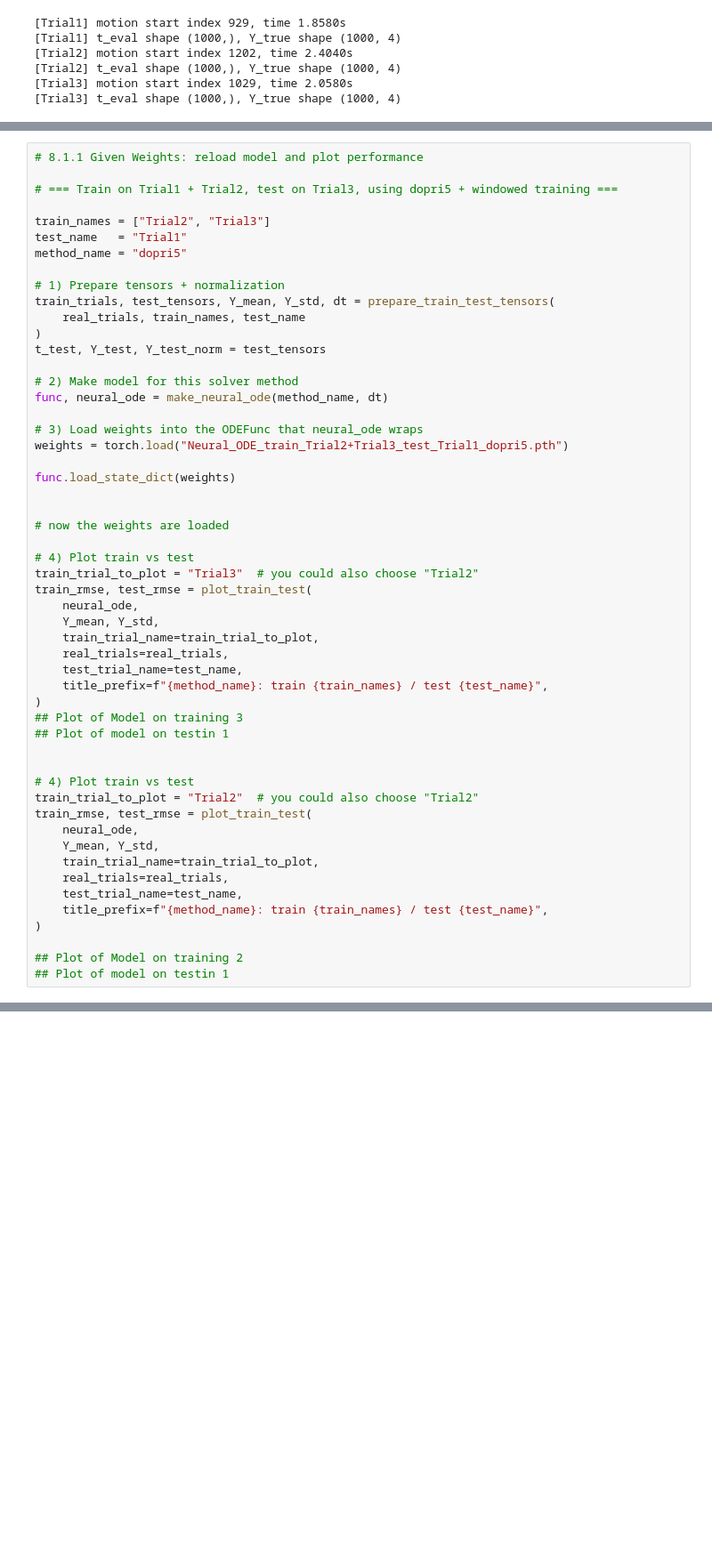
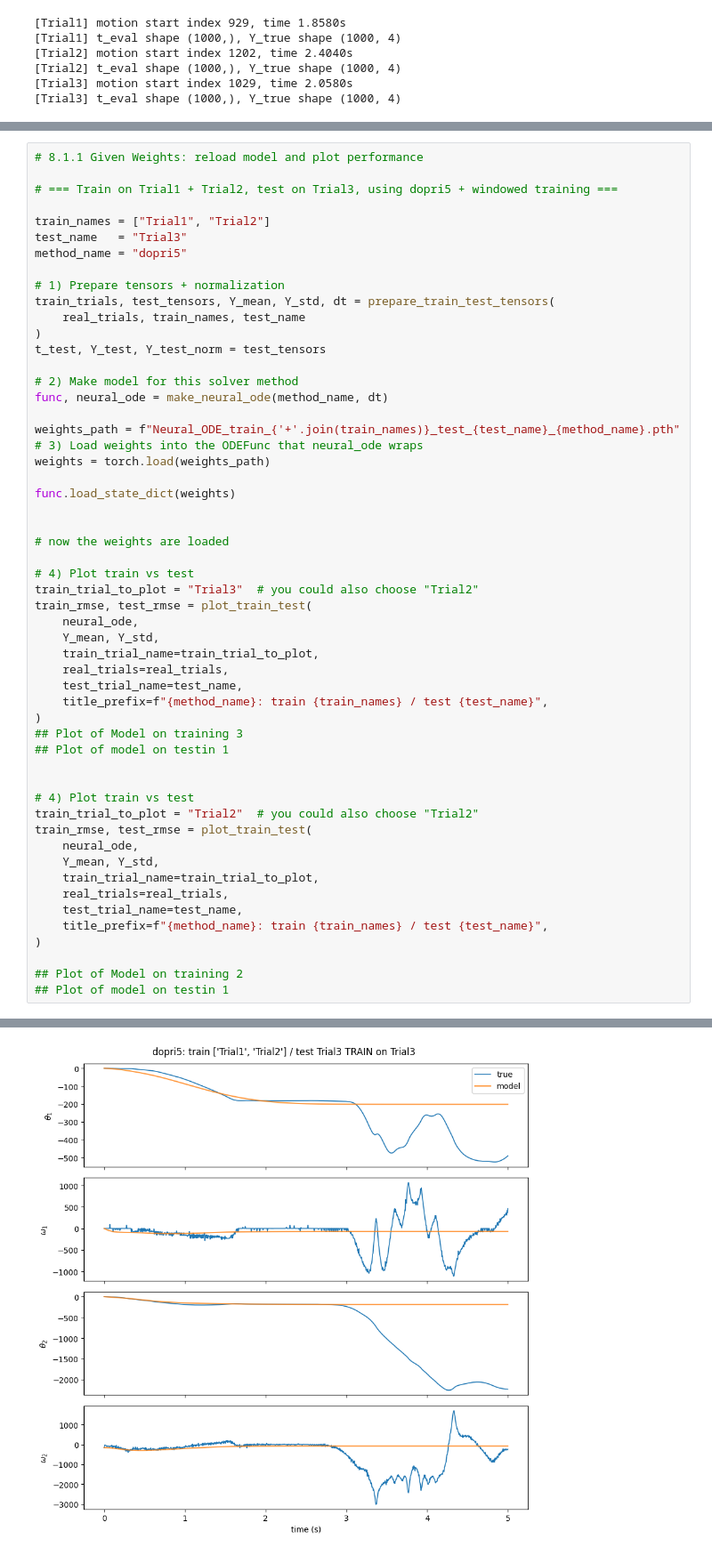
Before and after one commit to marzg7/doublependulum, a Jupyter notebook: Double_Pendulum_Neural_ODE.ipynb, the cells around one changed output, grey strips where cells are left out. Shown at 89% size. Cells and saved outputs as stored; diff of their text form; blank space fills up the shorter version.

```diff
--- a/Double_Pendulum_Neural_ODE.ipynb
+++ b/Double_Pendulum_Neural_ODE.ipynb
@@ -485,8 +505,8 @@ train_rmse, test_rmse = plot_train_test(
 
 # === Train on Trial1 + Trial2, test on Trial3, using dopri5 + windowed training ===
 
-train_names = ["Trial2", "Trial3"]
-test_name   = "Trial1"
+train_names = ["Trial1", "Trial2"]
+test_name   = "Trial3"
 method_name = "dopri5"
 
 # 1) Prepare tensors + normalization
@@ -498,8 +518,9 @@ t_test, Y_test, Y_test_norm = test_tensors
 # 2) Make model for this solver method
 func, neural_ode = make_neural_ode(method_name, dt)
 
+weights_path = f"Neural_ODE_train_{'+'.join(train_names)}_test_{test_name}_{method_name}.pth"
 # 3) Load weights into the ODEFunc that neural_ode wraps
-weights = torch.load("Neural_ODE_train_Trial2+Trial3_test_Trial1_dopri5.pth")
+weights = torch.load(weights_path)
 
 func.load_state_dict(weights)
 
@@ -533,3 +554,4 @@ train_rmse, test_rmse = plot_train_test(
 
 ## Plot of Model on training 2
 ## Plot of model on testin 1
+# %% [output]
@@ -535,0 +560 @@ train_rmse, test_rmse = plot_train_test(
+[figure, added]
```
Also changed, not shown: parts of 3 cells of this notebook, 1 other file.
